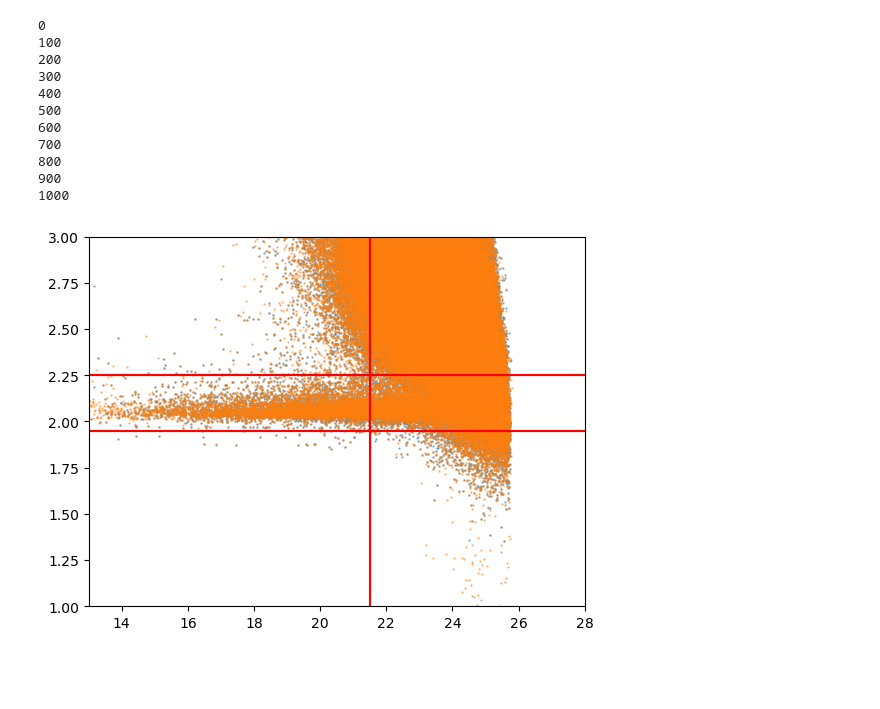
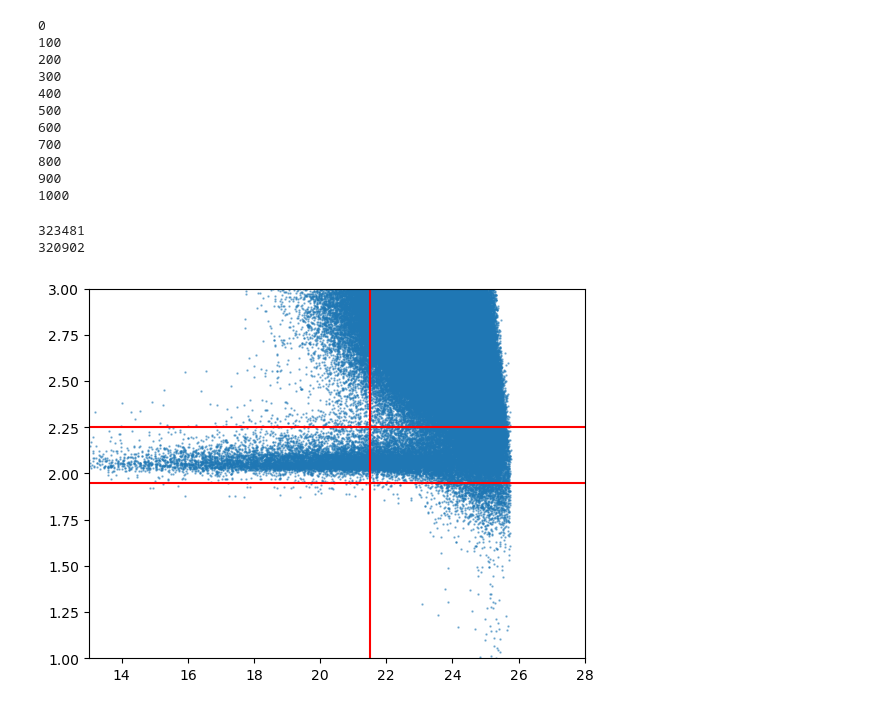
Before and after one commit to philipladuca24/LSST-SimCatVal, a Jupyter notebook: LSST-SimCatVal/full_run_plots.ipynb, the cells around one changed output. Saved outputs shown, nothing was run; the diff lists cells and outputs as text; code cells hidden in the pictures; blank space fills up the shorter version.

```diff
--- a/LSST-SimCatVal/full_run_plots.ipynb
+++ b/LSST-SimCatVal/full_run_plots.ipynb
@@ -51,7 +53,7 @@ for entry in os.listdir(root_dir):
             f for f in os.listdir(full_path)
             if os.path.isfile(os.path.join(full_path, f))
         ]
-        if len(files) < 4:
+        if len(files) < 3:
             dirs_with_fewer_than_3_files.append((full_path, len(files)))
 
 for d, count in dirs_with_fewer_than_3_files:
@@ -257,6 +260,9 @@ def get_stellar_locust(cat):
         (temp['modelfit_CModel_instFlux_i'] >= 0) &
         (temp['modelfit_CModel_flag_i'] == False) &
         (temp['base_SdssCentroid_flag'] == False) ]
+    print(len(temp))
+    temp = temp[(temp['in_img'] == True)]
+    print(len(temp))
     temp = temp[(temp['base_PsfFlux_instFlux_i']/temp['base_PsfFlux_instFluxErr_i'] >= 10)]
     mag = -2.5 * np.log10(temp['modelfit_CModel_instFlux_i']) + 31.4
     size = (temp['base_SdssShape_xx']*temp['base_SdssShape_yy'] - temp['base_SdssShape_xy']**2)**0.25
@@ -278,10 +284,12 @@ def get_stellar_locust(cat):
     gals = temp[(size >= up)]
     return stars, gals
 # %%
-stars, gals = get_stellar_locust(full_cats)
+# stars, gals = get_stellar_locust(full_cats)
 stars_, gals_ = get_stellar_locust(full_cats_s)
 # %% [output]
+323481
+320902
-[figure, old version]
+[figure, new version]
 # %%
 size_bins = np.linspace(1.9,2.3,35)
 bin_size = size_bins[1] - size_bins[0]
```
Also changed, not shown: parts of 29 cells of this notebook, 6 other files.
